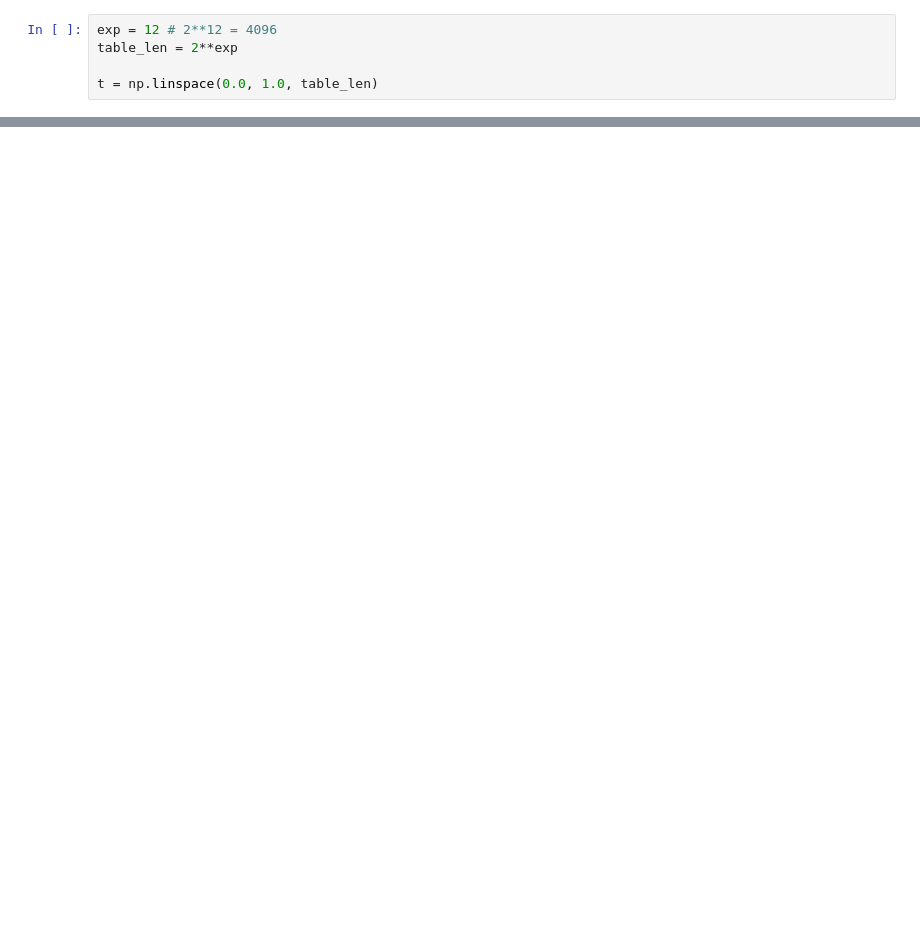
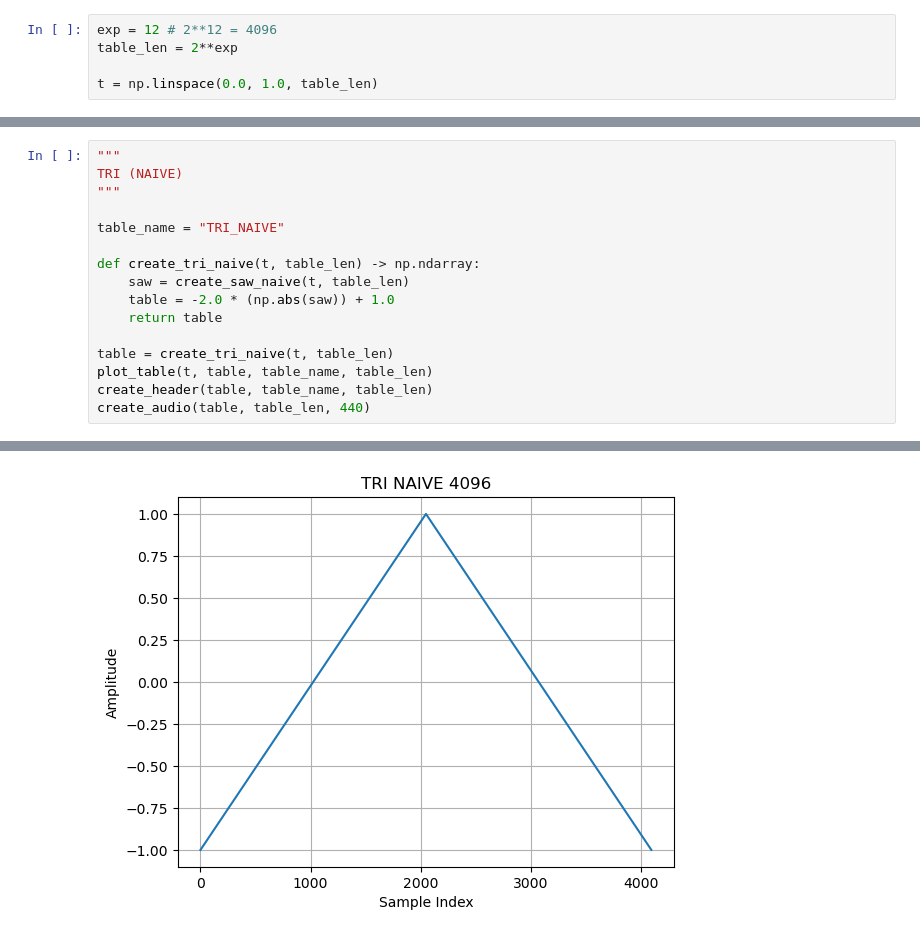
Before and after one commit to butchwarns/BDSP, a Jupyter notebook: tables/wavetables/Wavetables.ipynb, the cells around one changed output, grey strips where cells are left out. Cells and saved outputs as stored; diff of their text form; blank space fills up the shorter version.

```diff
--- a/tables/wavetables/Wavetables.ipynb
+++ b/tables/wavetables/Wavetables.ipynb
@@ -34,0 +127,17 @@ with open(file_path, 'w') as fp:
+# %%
+"""
+TRI (NAIVE)
+"""
+
+table_name = "TRI_NAIVE"
+
+def create_tri_naive(t, table_len) -> np.ndarray:
+    saw = create_saw_naive(t, table_len)
+    table = -2.0 * (np.abs(saw)) + 1.0
+    return table
+
+table = create_tri_naive(t, table_len)
+plot_table(t, table, table_name, table_len)
+create_header(table, table_name, table_len)
+create_audio(table, table_len, 440)
+# %% [output]
@@ -34,0 +145 @@ with open(file_path, 'w') as fp:
+[figure, added]
```
Also changed, not shown: parts of 6 cells of this notebook, 8 other files.
